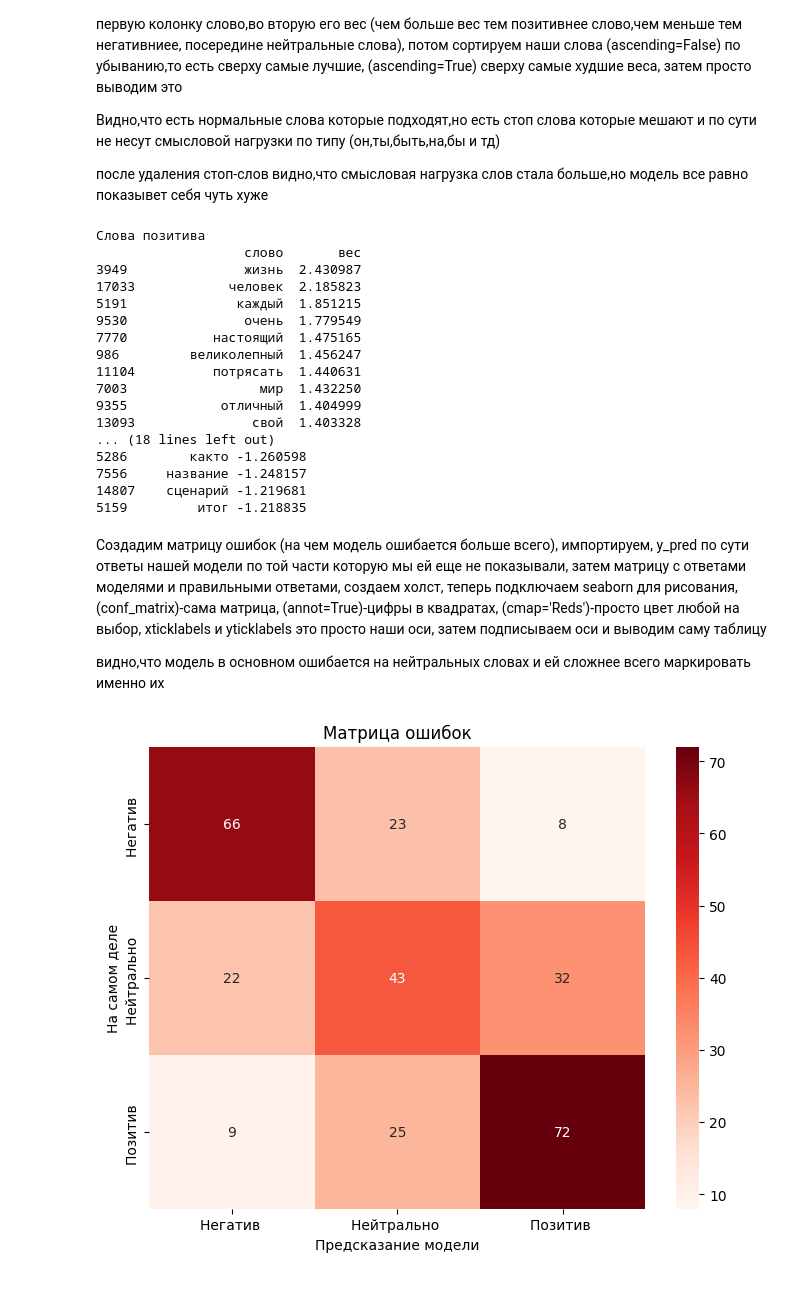
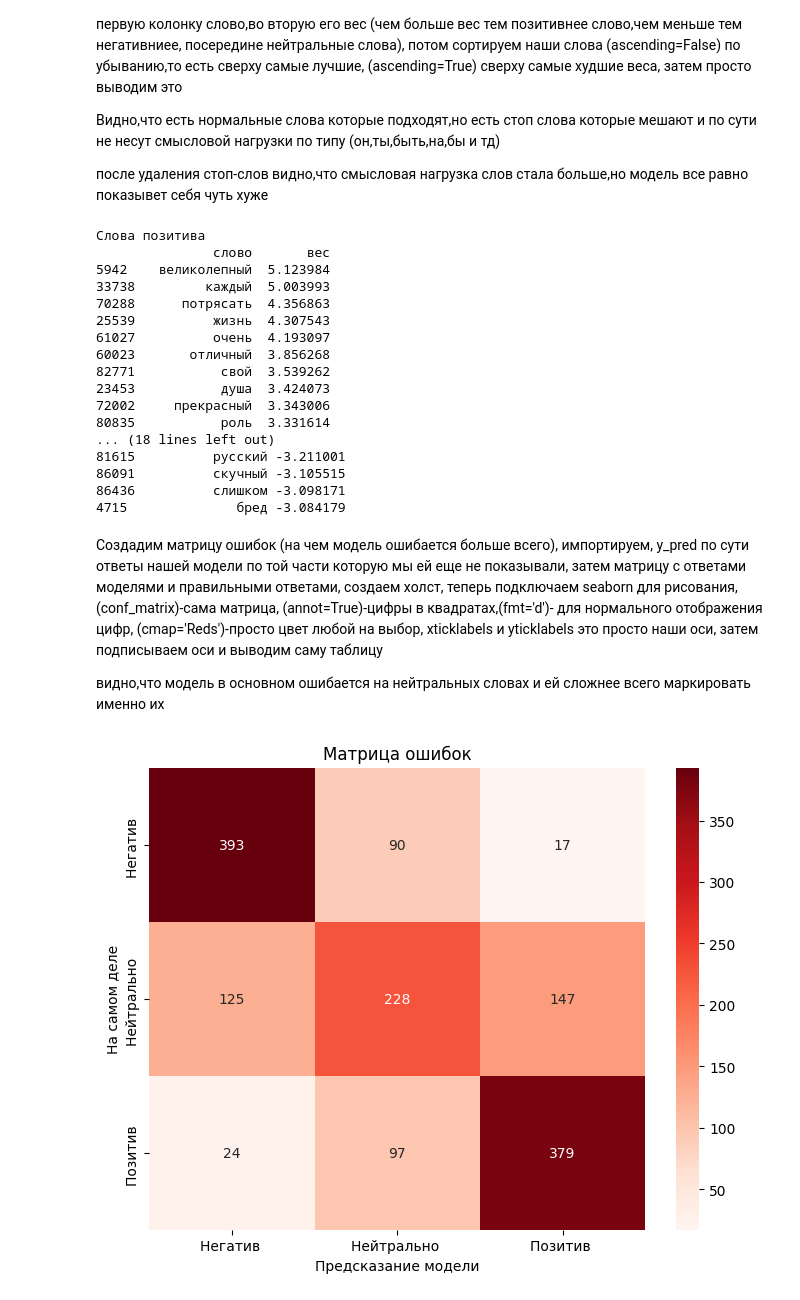
Before and after one commit to pirogovk25-dev/NLP-and-TR-project, a Jupyter notebook: First model.ipynb, the cells around one changed output. Drawn from its saved outputs; the diff is of its cells as text; code cells hidden in the pictures.

Commit message:
Исправил ошибку с train и test

```diff
--- a/First model.ipynb
+++ b/First model.ipynb
@@ -85,5 +87,6 @@ import re
 # %%
-dt = pd.read_json("test.jsonl", lines=True)
+dt_train = pd.read_json("train.jsonl", lines=True)
+dt_test = pd.read_json("test.jsonl", lines=True)
 # %% [markdown]
 Выведем наш файл для проверки,видно,что у нас есть всего 4 колонки, идеальный баланс классов (1:1:1),а так же текст,который на данный момент очень грязный, теперь нам нужно его почистить
 # %%
@@ -112,6 +115,7 @@ None
 из pymorhy3 достаем класс который может рабоать с русским языком,затем созадем функцию в которой будем чистить язык,переводим все в нижний регистр,затем с помощью re.sub(найти и заменить) мы ищем все,что не буквы и не пробел (r'[^а-яА-ЯёЁ ]) заменяя это все на пустоту, затем разбиение на токены (в этом случае по словам через split), созадем список куда будем кидать уже готовые слова, запускаем цикл который проходит по словам нормализует их и кидает в наш список, (normal_form = morph.parse(word)[0].normal_form), по кускам (morph.parse(word)) разбивает слово на список вариантов отсортированных по наиболее вероятный, нам логично нужен самый главный по этому из этого списка мы достаем первый ([0]), normal_form приводит наше слово в его "начальную" форму, затем уже готовое слово кидаем в наш список,но наши модельки со списками работать не будут,нам нужны строчки поэтому мы возвращаем в конце функции список который склеивает все в ожну строку и разделяет пробелами, в конце можем глянуть,что все работает, выводим чистый текст из нашей таблицы и выводим тот же текст,который питон проганяет сначала через нашу функцию очистки, видно,что все отлично сработало,а значит можно применить это ко всем нашим данным
 # %%
 morph = pymorphy3.MorphAnalyzer()
+
 def lemmatize_text(text):
     text = text.lower()
     text = re.sub(r'[^а-яА-ЯёЁ ]', '', text)
@@ -125,10 +129,11 @@ def lemmatize_text(text):
     return ' '.join(clean_words)
 
 
-print(dt['text'].iloc[0])
-print(lemmatize_text(dt['text'].iloc[0]))
+print(dt_train['text'].iloc[0])
+print(lemmatize_text(dt_train['text'].iloc[0]))
 
 
 
-dt['cleaned_text'] = dt['text'].apply(lemmatize_text)
+dt_train['cleaned_text'] = dt_train['text'].apply(lemmatize_text)
+dt_test['cleaned_text'] = dt_test['text'].apply(lemmatize_text)
 # %% [output]
@@ -156,10 +166,12 @@ stop_words_ru = stopwords.words('russian')
 
 tfidf = TfidfVectorizer(min_df=3, max_df=0.9, ngram_range=(1, 2), stop_words=stop_words_ru)
 
-X = tfidf.fit_transform(dt['cleaned_text'])
+X_train = tfidf.fit_transform(dt_train['cleaned_text'])
+
+X_test = tfidf.transform(dt_test['cleaned_text'])
 
 
-print(X.shape)
+print(X_train.shape)
 # %% [output]
 [nltk_data] Downloading package stopwords to
 [nltk_data]     C:\Users\asus\AppData\Roaming\nltk_data...
@@ -170,13 +182,3 @@ print(X.shape)
 # %%
-from sklearn.model_selection import train_test_split
-
-
-y = dt['label']
-
-
-X_train, X_test, y_train, y_test = train_test_split(X, y, test_size=0.2, random_state=19)
-
-
-print("Всего данных:", X.shape)
-print("Учебник:", X_train.shape)
-print("Экзамен:", X_test.shape)
+y_train = dt_train['label']
+y_test = dt_test['label']
@@ -234,48 +233,48 @@ print("Слова негатива")
 print(top_negative)
 # %% [output]
 Слова позитива
-                   слово       вес
-3949               жизнь  2.430987
-17033            человек  2.185823
-5191              каждый  1.851215
-9530               очень  1.779549
-7770           настоящий  1.475165
-986         великолепный  1.456247
-11104          потрясать  1.440631
-7003                 мир  1.432250
-9355            отличный  1.404999
-13093               свой  1.403328
+               слово       вес
+5942    великолепный  5.123984
+33738         каждый  5.003993
+70288      потрясать  4.356863
+25539          жизнь  4.307543
+61027          очень  4.193097
+60023       отличный  3.856268
+82771           свой  3.539262
+23453           душа  3.424073
+72002     прекрасный  3.343006
+80835           роль  3.331614
 ... (18 lines left out)
-5286        както -1.260598
-7556     название -1.248157
-14807    сценарий -1.219681
-5159         итог -1.218835
+81615          русский -3.211001
+86091          скучный -3.105515
+86436          слишком -3.098171
+4715              бред -3.084179
 # %% [markdown]
-Создадим матрицу ошибок (на чем модель ошибается больше всего), импортируем, y_pred по сути ответы нашей модели по той части которую мы ей еще не показывали, затем матрицу с ответами моделями и правильными ответами, создаем холст, теперь подключаем seaborn для рисования, (сonf_matrix)-сама матрица, (annot=True)-цифры в квадратах, (cmap='Reds')-просто цвет любой на выбор, xticklabels и  yticklabels это просто наши оси, затем подписываем оси и выводим саму таблицу
+Создадим матрицу ошибок (на чем модель ошибается больше всего), импортируем, y_pred по сути ответы нашей модели по той части которую мы ей еще не показывали, затем матрицу с ответами моделями и правильными ответами, создаем холст, теперь подключаем seaborn для рисования, (сonf_matrix)-сама матрица, (annot=True)-цифры в квадратах,(fmt='d')- для нормального отображения цифр, (cmap='Reds')-просто цвет любой на выбор, xticklabels и  yticklabels это просто наши оси, затем подписываем оси и выводим саму таблицу
 
 видно,что модель в основном ошибается на нейтральных словах и ей сложнее всего маркировать именно их
 # %%
 import matplotlib.pyplot as plt
 import seaborn as sns
 from sklearn.metrics import confusion_matrix
 
 
 y_pred = model.predict(X_test)
 
 
 conf_matrix = confusion_matrix(y_test, y_pred)
 
 
 plt.figure(figsize=(8, 6))
 
 
-sns.heatmap(conf_matrix, annot=True, cmap='Reds',
+sns.heatmap(conf_matrix, annot=True,fmt='d', cmap='Reds',
             xticklabels=['Негатив ', 'Нейтрально ', 'Позитив '],
             yticklabels=['Негатив ', 'Нейтрально ', 'Позитив '])
 
 plt.xlabel('Предсказание модели')
 plt.ylabel('На самом деле')
 plt.title('Матрица ошибок')
 plt.show()
 # %% [output]
-[figure, old version]
+[figure, new version]
```
Also changed, not shown: parts of 8 cells of this notebook.
